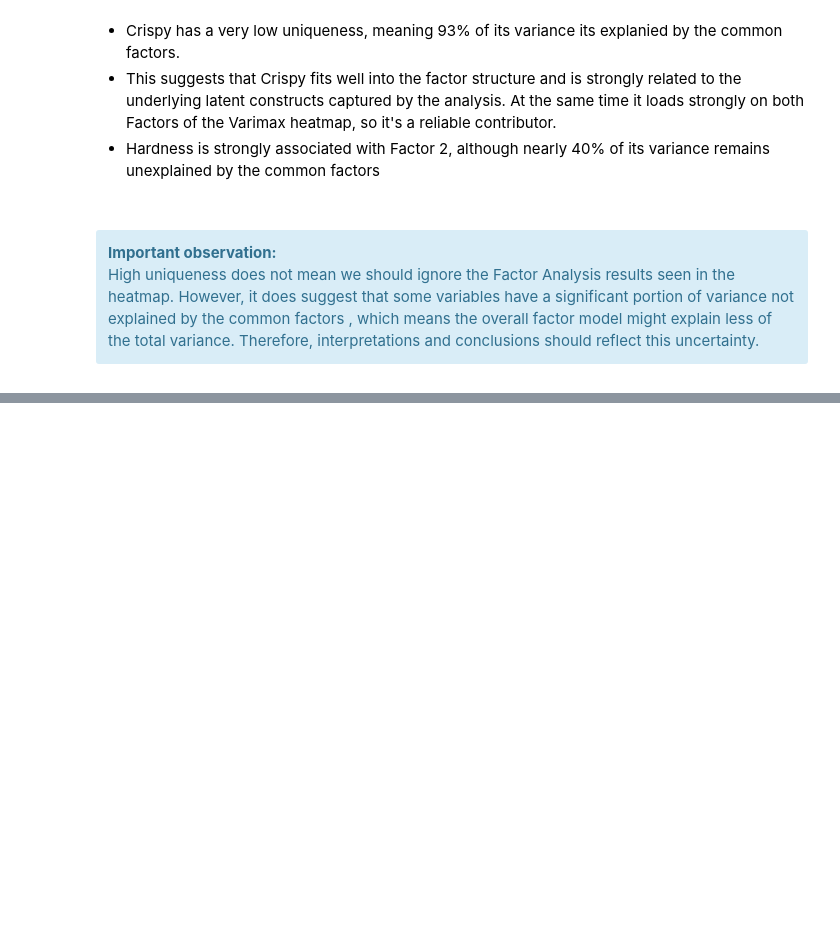
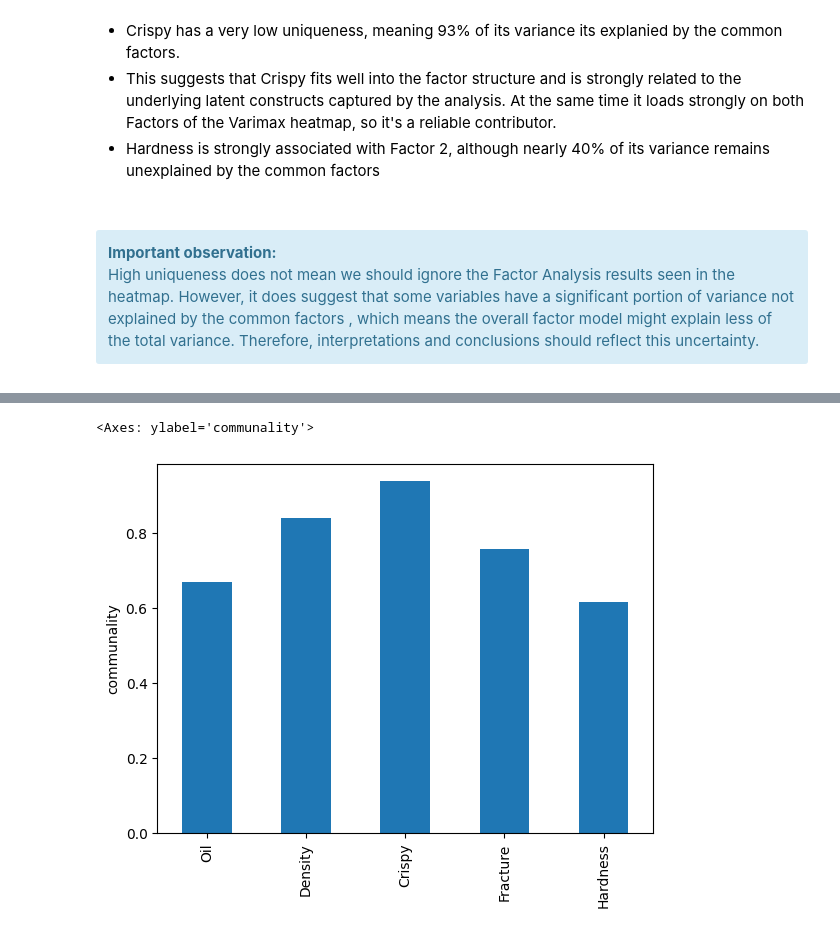
Before and after one commit to jrbayguade/jrbayguade-Data_treatment_Dimensionality_Reduction_Factorial_Analaysis, a Jupyter notebook: T7_Factorial_Analysis.ipynb, the cells around one changed output, grey strips where cells are left out. Cells and saved outputs as stored; diff of their text form; code cells hidden in the pictures; blank space fills up the shorter version.

```diff
--- a/T7_Factorial_Analysis.ipynb
+++ b/T7_Factorial_Analysis.ipynb
@@ -147,0 +159,10 @@ uniqueness.plot(
+# %%
+# Communality
+communality = pd.Series(np.square(fa.components_.T).sum(axis=1), index=food.columns)
+communality.plot(
+    kind="bar",
+    ylabel="communality"
+)
+# %% [output]
+<Axes: ylabel='communality'>
+[figure, added]
```
Also changed, not shown: parts of 3 cells of this notebook.
